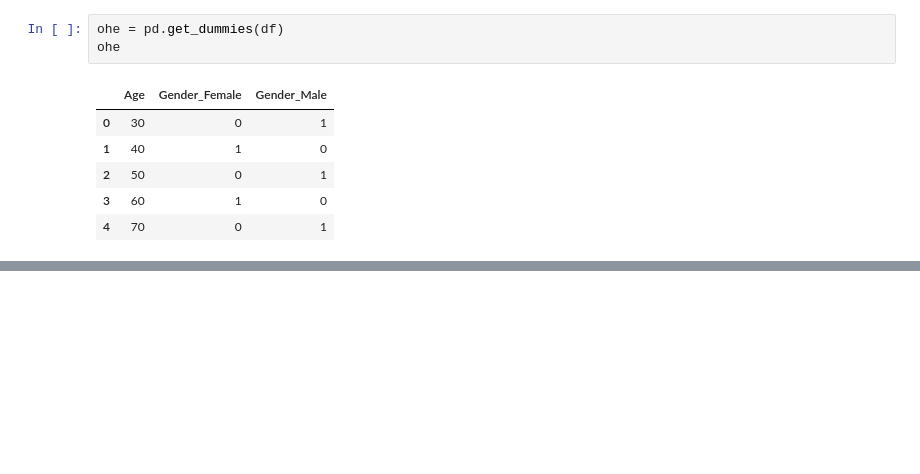
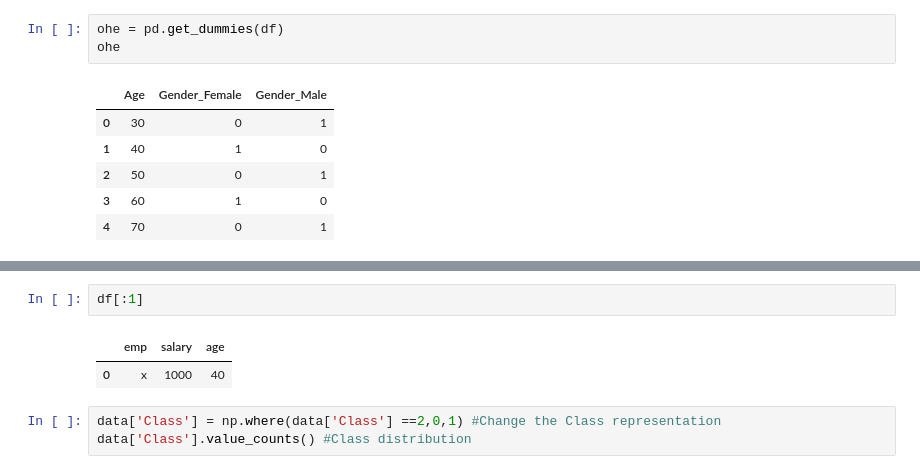
Before and after one commit to santoshjoshigithub/python, a Jupyter notebook: pandas/fundamentals_of_pandas.ipynb, the cells around one changed output, grey strips where cells are left out. Cells and saved outputs as stored; diff of their text form; blank space fills up the shorter version.

```diff
--- a/pandas/fundamentals_of_pandas.ipynb
+++ b/pandas/fundamentals_of_pandas.ipynb
@@ -274,0 +283,8 @@ ohe
+# %%
+df[:1]
+# %% [output]
+|  | emp | salary | age |
+| 0 | x | 1000 | 40 |
+# %%
+data['Class'] = np.where(data['Class'] ==2,0,1) #Change the Class representation
+data['Class'].value_counts() #Class distribution
```
Also changed, not shown: parts of 24 cells of this notebook.
